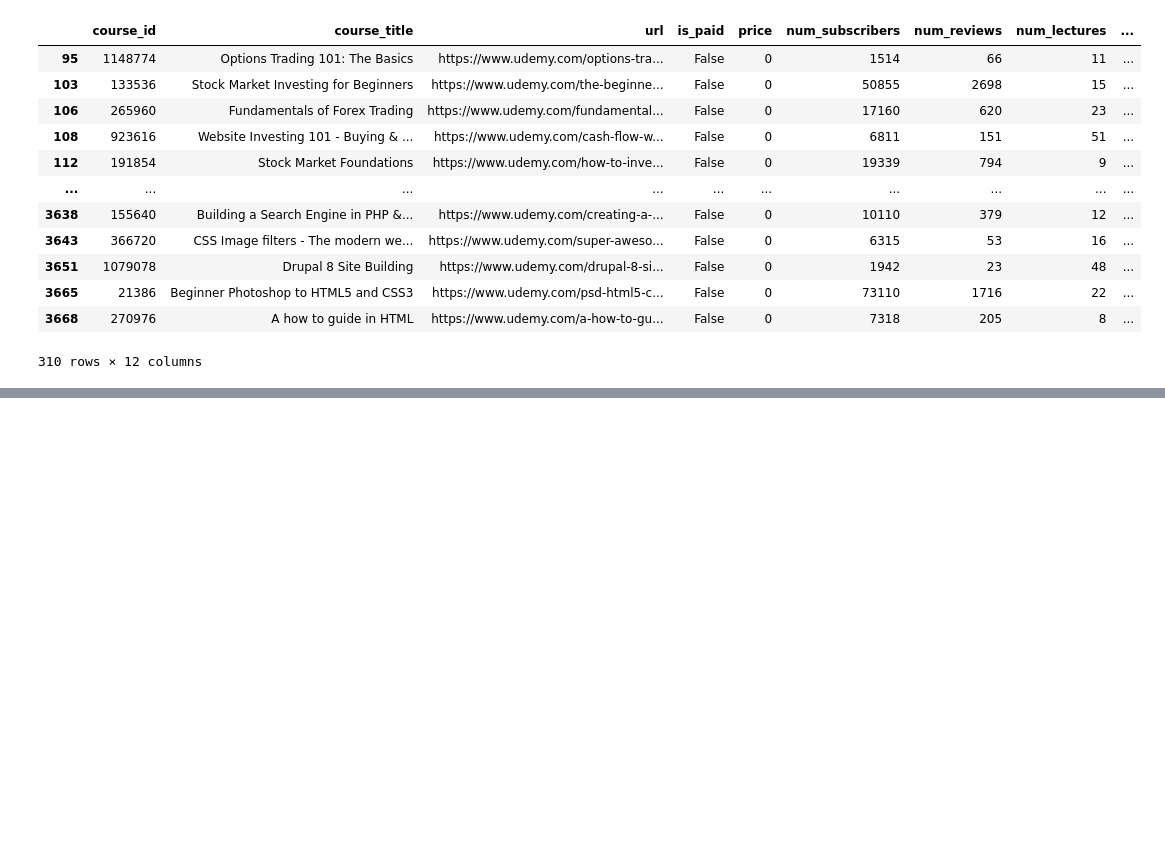
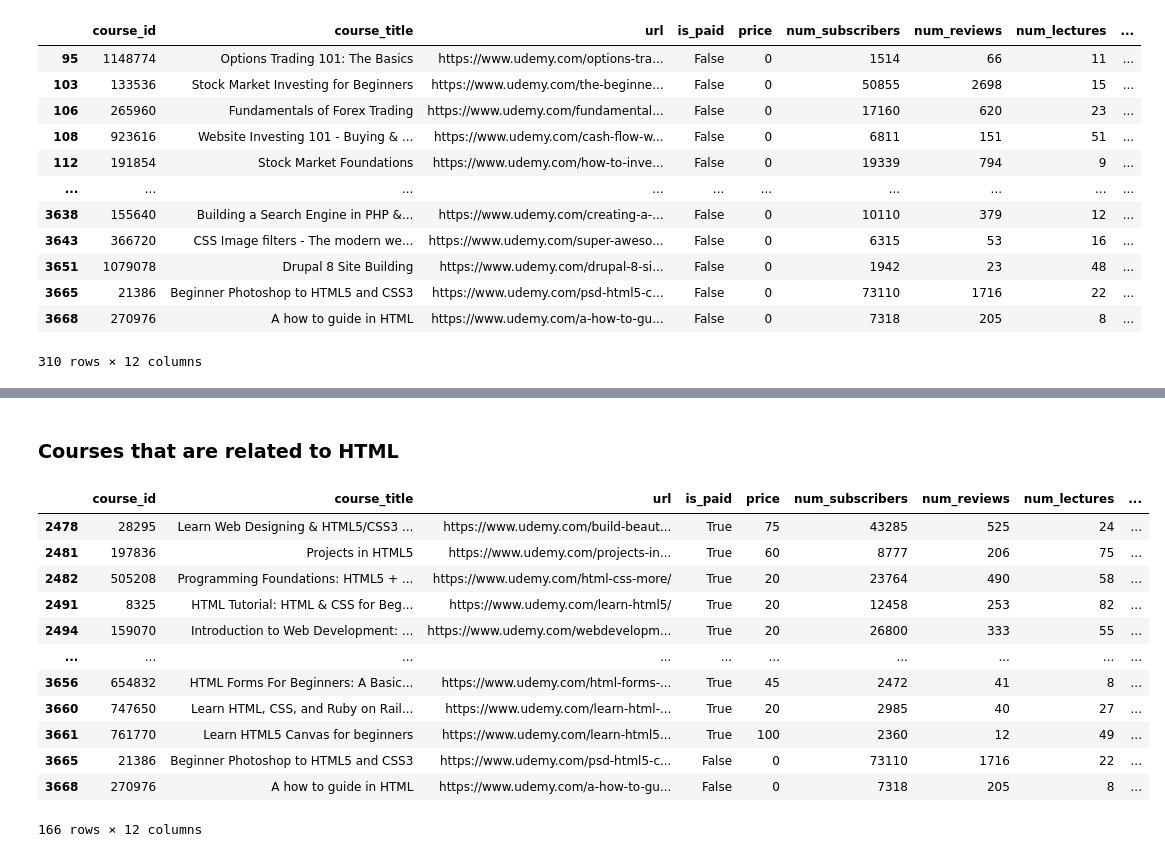
Before and after one commit to PurityKM/python-learn, a Jupyter notebook: UdemyData.ipynb, the cells around one changed output, grey strips where cells are left out. Drawn from its saved outputs; the diff is of its cells as text; code cells hidden in the pictures; blank space fills up the shorter version.

```diff
--- a/UdemyData.ipynb
+++ b/UdemyData.ipynb
@@ -82,0 +159,18 @@ udemydata[udemydata.is_paid == False]
+# %% [markdown]
+### Courses that are related to HTML
+# %%
+udemydata[udemydata.course_title.str.contains('HTML')]
+# %% [output]
+|  | course_id | course_title | url | is_paid | price | num_subscribers | num_reviews | num_lectures | ... |
+| 2478 | 28295 | Learn Web Designing & HTML5/CSS3 ... | https://www.udemy.com/build-beaut... | True | 75 | 43285 | 525 | 24 | ... |
+| 2481 | 197836 | Projects in HTML5 | https://www.udemy.com/projects-in... | True | 60 | 8777 | 206 | 75 | ... |
+| 2482 | 505208 | Programming Foundations: HTML5 + ... | https://www.udemy.com/html-css-more/ | True | 20 | 23764 | 490 | 58 | ... |
+| 2491 | 8325 | HTML Tutorial: HTML & CSS for Beg... | https://www.udemy.com/learn-html5/ | True | 20 | 12458 | 253 | 82 | ... |
+| 2494 | 159070 | Introduction to Web Development: ... | https://www.udemy.com/webdevelopm... | True | 20 | 26800 | 333 | 55 | ... |
+| ... | ... | ... | ... | ... | ... | ... | ... | ... | ... |
+| 3656 | 654832 | HTML Forms For Beginners: A Basic... | https://www.udemy.com/html-forms-... | True | 45 | 2472 | 41 | 8 | ... |
+| 3660 | 747650 | Learn HTML, CSS, and Ruby on Rail... | https://www.udemy.com/learn-html-... | True | 20 | 2985 | 40 | 27 | ... |
+| 3661 | 761770 | Learn HTML5 Canvas for beginners | https://www.udemy.com/learn-html5... | True | 100 | 2360 | 12 | 49 | ... |
+| 3665 | 21386 | Beginner Photoshop to HTML5 and CSS3 | https://www.udemy.com/psd-html5-c... | False | 0 | 73110 | 1716 | 22 | ... |
+| 3668 | 270976 | A how to guide in HTML | https://www.udemy.com/a-how-to-gu... | False | 0 | 7318 | 205 | 8 | ... |
+166 rows × 12 columns
```
Also changed, not shown: parts of 8 cells of this notebook.
